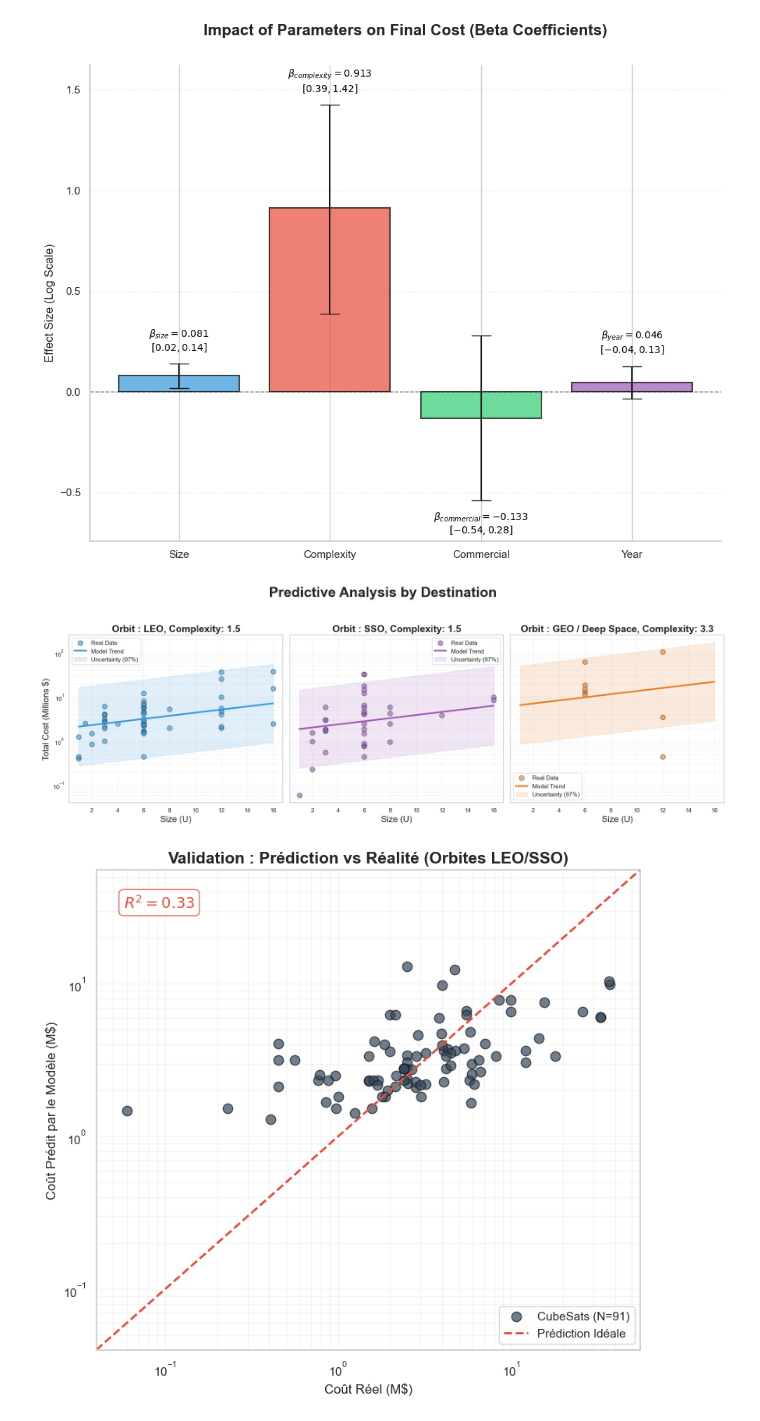
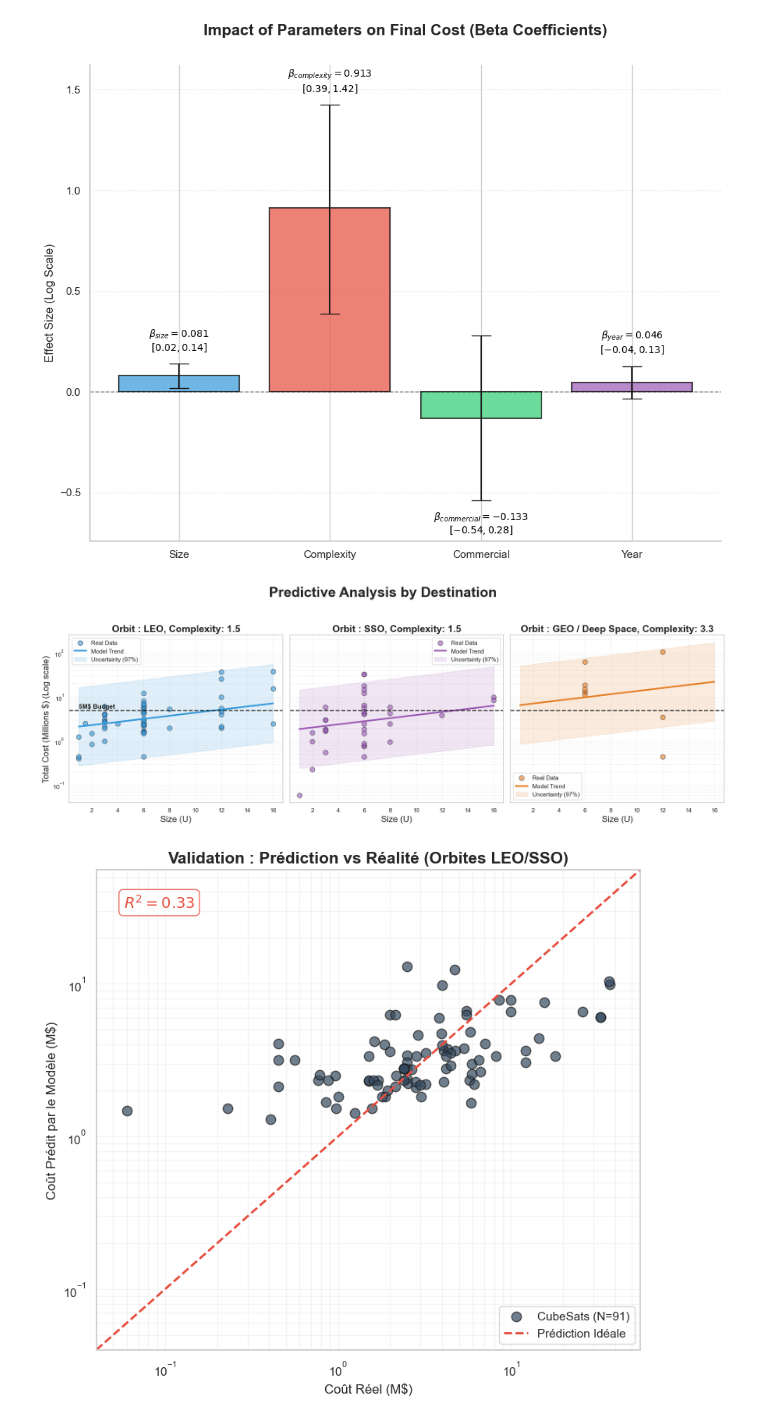
Before and after one commit to BravoDiego/bayesian-decision-model-for-cubesat-mission, a Jupyter notebook: main_poster.ipynb, the cells around one changed output. Drawn from its saved outputs; the diff is of its cells as text; code cells hidden in the pictures.

```diff
--- a/main_poster.ipynb
+++ b/main_poster.ipynb
@@ -240,38 +240,42 @@ comp_by_orbit = df.groupby('Orbit_Type')['Complexity_Score'].mean()
 
 for i, orbit in enumerate(orbits_to_plot):
     ax = axes[i]
+    if i == 0 :
+        ax.text(1, 5.5, "5M$ Budget", fontsize=12, fontweight='bold')
 
     # a. Tracer les données réelles (Scatter)
     subset = df[df['Orbit_Type'] == orbit]
     ax.scatter(subset['Size in U'], subset['Coût Total (USD)'],
                color=colors[orbit], alpha=0.6, s=80, edgecolors='k', label='Real Data')
 
     # b. Tracer la ligne de régression (Moyenne)
     # Equation : exp(alpha + beta_size*size + beta_comp*comp_mean + beta_comm*1)
     log_mu = alphas[orbit] + (b_size * sizes_range) + (b_complexity * comp_by_orbit[orbit]) + (b_comm * 1)
     mean_cost = np.exp(log_mu)
     ax.plot(sizes_range, mean_cost, color=colors[orbit], lw=3, label='Model Trend')
 
     # c. Zone d'incertitude (HDI 97% basé sur Sigma)
     # On utilise 2*sigma pour couvrir ~95-97% de la distribution log-normale
     lower = np.exp(log_mu - 2*sigma)
     upper = np.exp(log_mu + 2*sigma)
     ax.fill_between(sizes_range, lower, upper, color=colors[orbit], alpha=0.15, label='Uncertainty (97%)')
 
     # d. Cosmétique par subplot
     ax.set_title(f"Orbit : {orbit}, Complexity: {comp_by_orbit[orbit]:.1f}", fontsize=18, fontweight='bold')
     ax.set_xlabel("Size (U)", fontsize=16)
     ax.set_yscale('log')
     ax.grid(True, which="both", ls="--", alpha=0.3)
     if i == 0:
-        ax.set_ylabel("Total Cost (Millions $)", fontsize=16)
+        ax.set_ylabel("Total Cost (Millions $) (Log scale)", fontsize=16)
     ax.legend(fontsize=11)
+    ax.axhline(5, color='black', linestyle='--', linewidth=2, alpha=0.8)
+
 
 plt.suptitle(f"Predictive Analysis by Destination", fontsize=26, fontweight='bold', y=1.05)
 plt.tight_layout()
 plt.show()
 # %% [output]
-[figure, old version]
+[figure, new version]
 # %%
 import numpy as np
 import matplotlib.pyplot as plt
```
Also changed, not shown: parts of 1 cell of this notebook, 1 other file.
